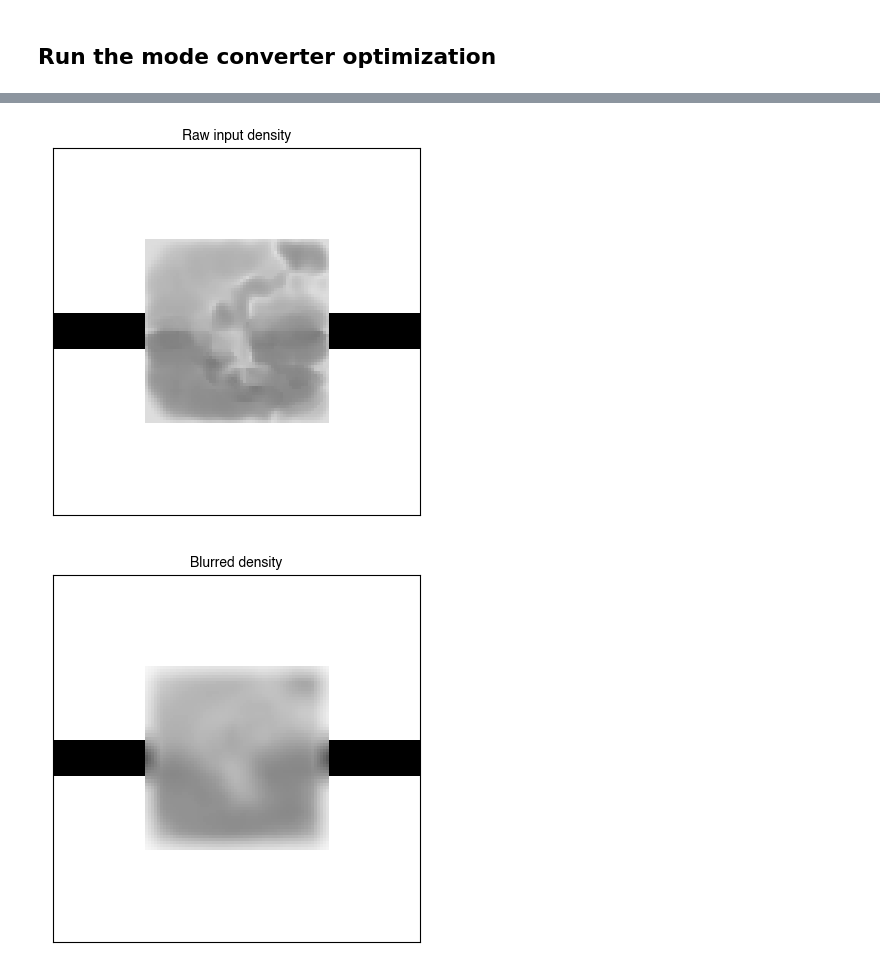
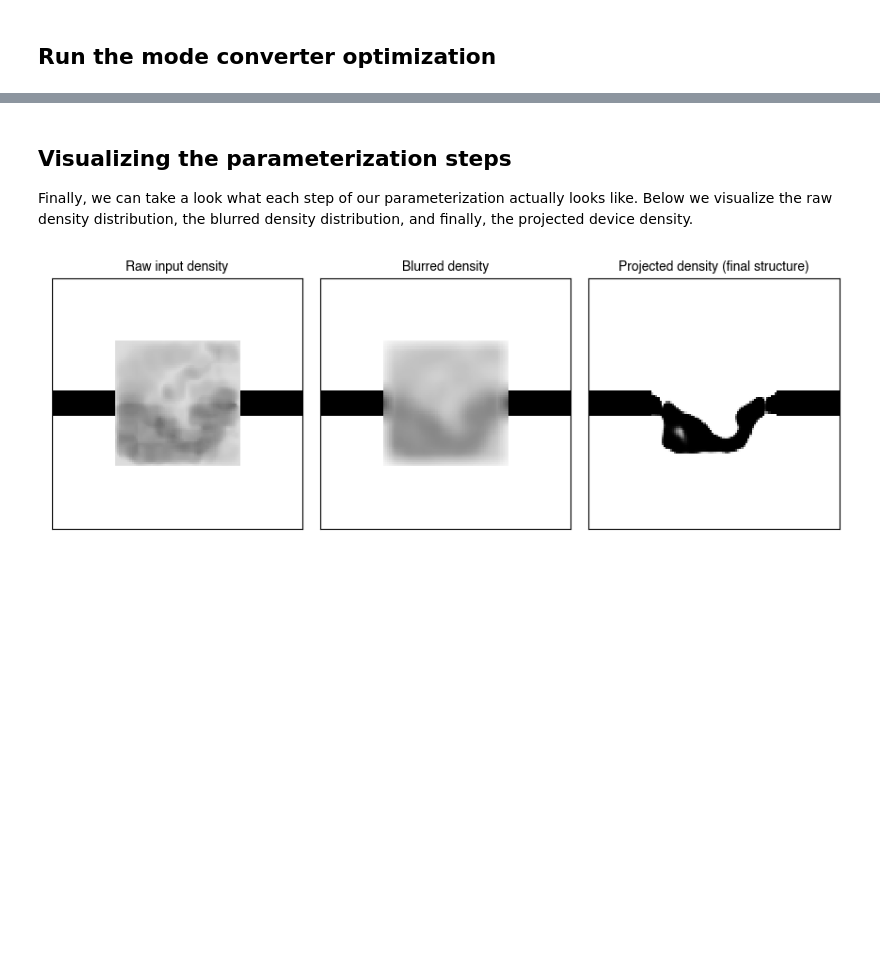
Before and after one commit to fancompute/workshop-invdesign, a Jupyter notebook: 03_Invdes_parameterization.ipynb, the cells around one changed output, grey strips where cells are left out. Saved outputs shown, nothing was run; the diff lists cells and outputs as text; code cells hidden in the pictures; blank space fills up the shorter version.

```diff
--- a/03_Invdes_parameterization.ipynb
+++ b/03_Invdes_parameterization.ipynb
@@ -267,4 +300,7 @@ Epoch:  30/ 30 | Duration: 0.15 secs | Value: 2.510976e-06
 # %%
+# Reduce beta
+beta=200
+
 def objective(rho, penalty=1e-7):
     rho = rho.reshape((Nx, Ny))
     epsr = epsr_parameterization(rho, bg_rho, design_region, \
@@ -323,35 +359,34 @@ Epoch:  30/ 30 | Duration: 0.15 secs | Value: 5.851743e-05
+# %% [markdown]
+## Visualizing the parameterization steps
+
+Finally, we can take a look what each step of our parameterization actually looks like. Below we visualize the raw density distribution, the blurred density distribution, and finally, the projected device density.
 # %%
+fig, axs = plt.subplots(1,3,constrained_layout=True,sharex=True,sharey=True, figsize=(8.5,3))
 Z = mask_combine_rho(rho_optimum, bg_rho, design_region)
-ax = ceviche.viz.abs(Z, cmap='Greys')
-ax.set_xlabel('')
-ax.set_xticks([])
-ax.set_ylabel('')
-ax.set_yticks([])
-ax.set_title('Raw input density')
+ceviche.viz.abs(Z, cmap='Greys', ax=axs[0])
+axs[0].set_xlabel('')
+axs[0].set_xticks([])
+axs[0].set_ylabel('')
+axs[0].set_yticks([])
+axs[0].set_title('Raw input density')
 
 Z = mask_combine_rho(rho_optimum, bg_rho, design_region)
-Z = operator_blur(Z, radius=radius, N=blur_applications)
+Z = operator_blur(Z, radius=blur_radius, N=blur_applications)
 # Z = operator_proj(Z, beta=beta, eta=eta)
 Z = mask_combine_rho(Z, bg_rho, design_region)
-ax = ceviche.viz.abs(Z, cmap='Greys')
-ax.set_xlabel('')
-ax.set_xticks([])
-ax.set_ylabel('')
-ax.set_yticks([])
-ax.set_title('Blurred density')
+ceviche.viz.abs(Z, cmap='Greys', ax=axs[1])
+axs[1].set_xlabel('')
+axs[1].set_ylabel('')
+axs[1].set_title('Blurred density')
 
 Z = rho_optimum
 Z = mask_combine_rho(Z, bg_rho, design_region)
-Z = operator_blur(Z, radius=radius, N=blur_applications)
+Z = operator_blur(Z, radius=blur_radius, N=blur_applications)
 Z = operator_proj(Z, beta=beta, eta=eta)
 Z = mask_combine_rho(Z, bg_rho, design_region)
-ax = ceviche.viz.abs(Z, cmap='Greys')
-ax.set_xlabel('')
-ax.set_xticks([])
-ax.set_ylabel('')
-ax.set_yticks([])
-ax.set_title('')
-ax.set_title('Projected density (final structure)');
+ceviche.viz.abs(Z, cmap='Greys', ax=axs[2])
+axs[2].set_xlabel('')
+axs[2].set_ylabel('')
+axs[2].set_title('Projected density (final structure)');
 # %% [output]
-[figure, old version]
+[figure, new version]
-[figure, removed]
```
Also changed, not shown: parts of 18 cells of this notebook, 3 other files.
